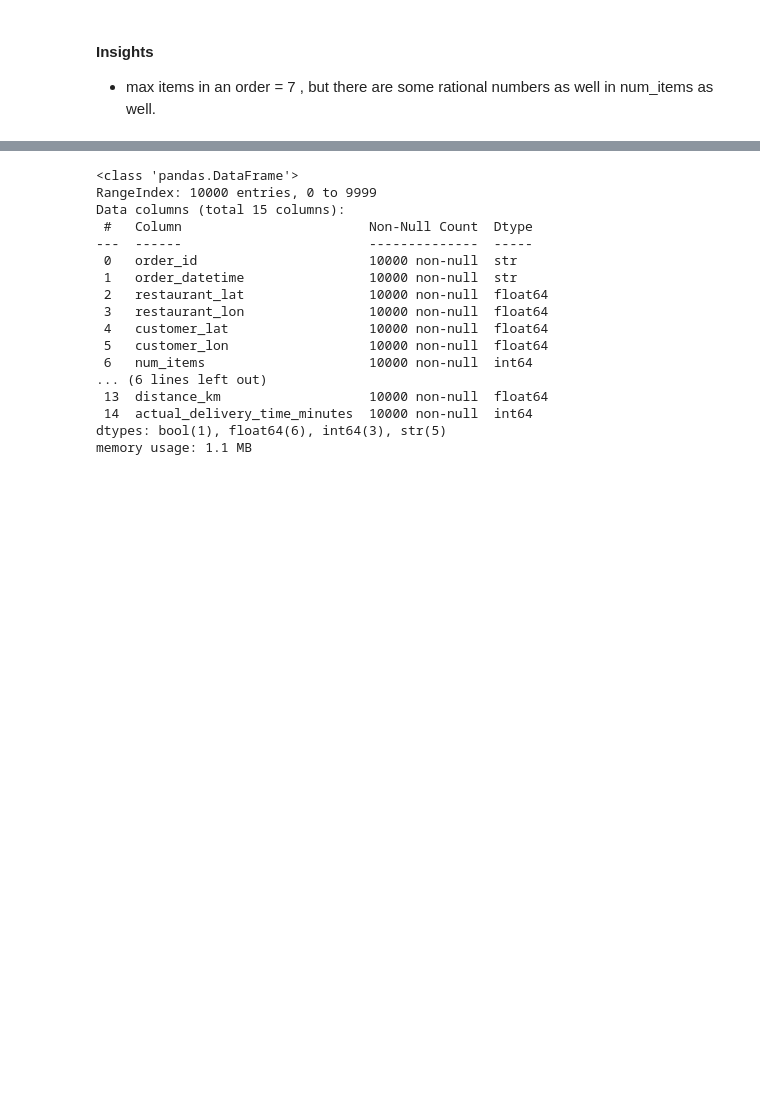
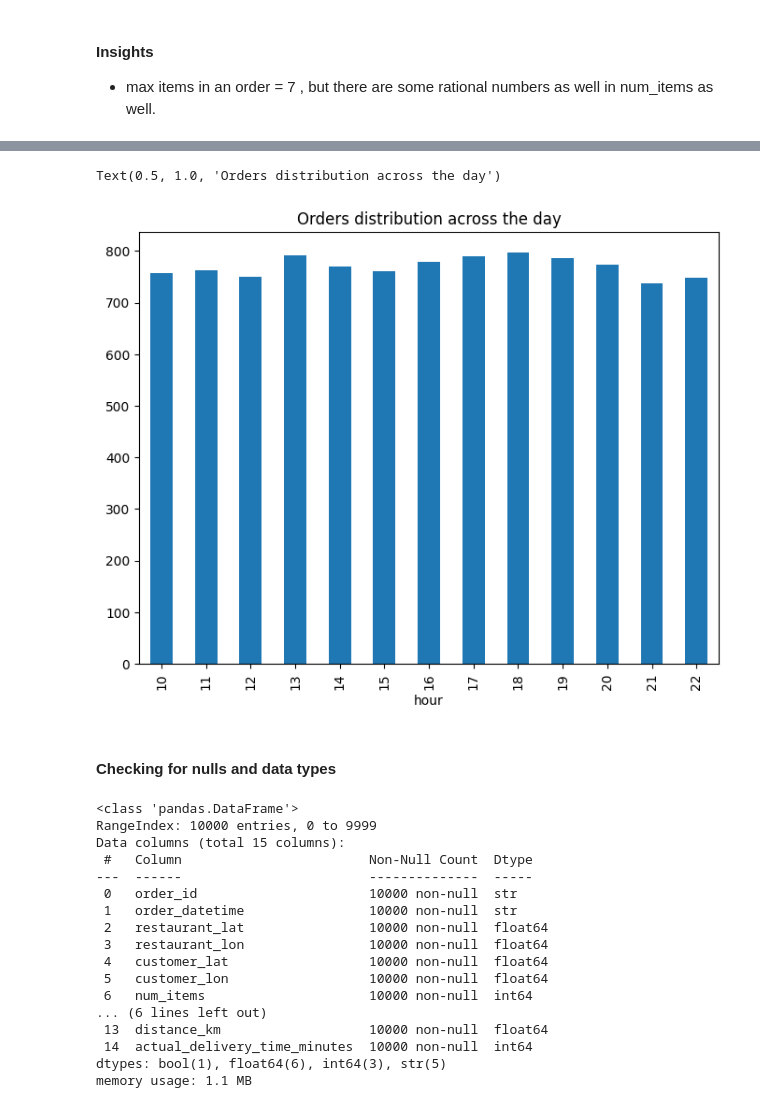
Before and after one commit to aakashascend-cell/delivery_time_prediction, a Jupyter notebook: notebooks/EDA.ipynb, the cells around one changed output, grey strips where cells are left out. Cells and saved outputs as stored; diff of their text form; code cells hidden in the pictures; blank space fills up the shorter version.

```diff
--- a/notebooks/EDA.ipynb
+++ b/notebooks/EDA.ipynb
@@ -55,3 +63,11 @@ raw_data.describe()
+# %%
+order_distribution = raw_data.groupby(['hour'])['order_id'].nunique().plot(kind='bar', figsize=(8,6))
+plt.title("Orders distribution across the day")
+# %% [output]
+Text(0.5, 1.0, 'Orders distribution across the day')
+[figure, added]
+# %% [markdown]
+#### Checking for nulls and data types
 # %%
 raw_data.info()
 # %% [output]
```
Also changed, not shown: parts of 5 cells of this notebook.
